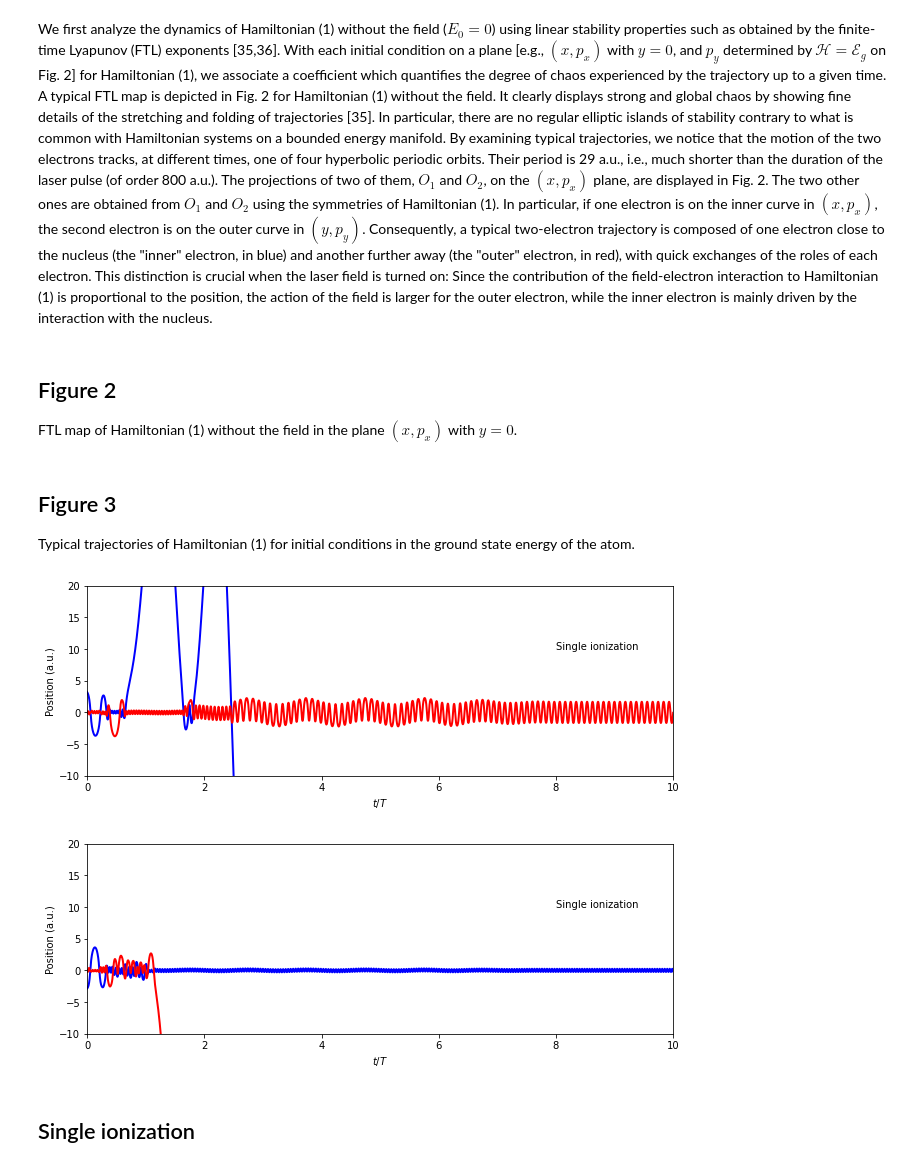
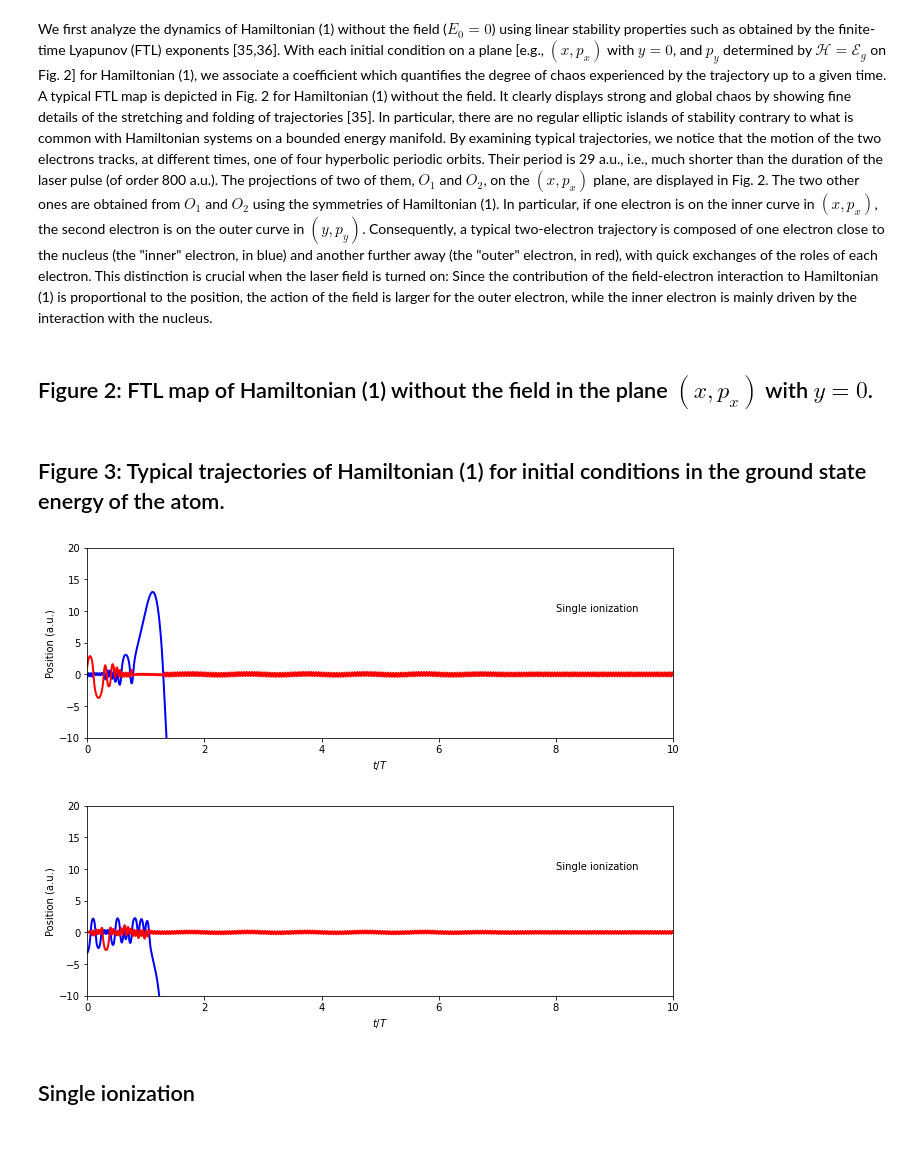
Before and after one commit to cchandre/Notebook-Article, a Jupyter notebook: Interactive_Article.ipynb, the cells around one changed output. Drawn from its saved outputs; the diff is of its cells as text; code cells hidden in the pictures; blank space fills up the shorter version.

```diff
--- a/Interactive_Article.ipynb
+++ b/Interactive_Article.ipynb
@@ -252,8 +223,7 @@ for Hamiltonian (1) without the field. It clearly displays strong and global cha
 stretching and folding of trajectories [35]. In particular, there are no regular elliptic islands of stability contrary to what is common with Hamiltonian systems on a bounded energy manifold. By examining typical trajectories, we notice that the motion of the two electrons tracks, at different times, one of four hyperbolic periodic orbits. Their period is 29 a.u., i.e., much shorter than the duration of the laser pulse (of order 800 a.u.). The projections of two of them, $O_1$ and $O_2$, on the $(x,p_x)$ plane, are displayed in Fig. 2. The two other ones are obtained from $O_1$ and $O_2$ using the symmetries of Hamiltonian (1). In particular, if one electron is on the inner curve in $(x,p_x)$, the second electron is on the outer curve in $(y,p_y)$. Consequently, a typical two-electron trajectory is composed of one electron close to the nucleus (the "inner" electron, in blue) and another further away (the "outer" electron, in red), with quick exchanges of the roles of each electron. This distinction is crucial when the laser field is turned on: Since the contribution of the field-electron interaction to Hamiltonian (1) is proportional to the position, the action of the field is larger for the outer electron, while the inner electron is mainly driven by the interaction with the
 nucleus.
 # %% [markdown]
-## Figure 2
-FTL map of Hamiltonian (1) without the field in the plane $(x,p_{x})$ with $y=0$.
+## Figure 2: FTL map of Hamiltonian (1) without the field in the plane $(x,p_{x})$ with $y=0$.
 # %%
 #@title Parameters  {display-mode: "form"}
 N_x = 128 #@param {type: "number"}
@@ -264,65 +232,56 @@ t_f = 10
 # %% [markdown]
-## Figure 3
-Typical trajectories of Hamiltonian (1) for initial conditions in the ground state energy of the atom.
+## Figure 3: Typical trajectories of Hamiltonian (1) for initial conditions in the ground state energy of the atom.
 # %%
 #@title Parameters  {display-mode: "form"}
 Intensity = 4.6e14 #@param {type:"number"}
 Number_of_trajectories =  2#@param {type:"number"}
 
 my_field = Field(Wavelength, intensity=Intensity, envelope=trapezoidal, params_envelop=params_envelop)
 
 
-def symplectic_integrator_traj(atom, field, integration, x0):
-    if field.isCEP:
-        phases = 2 * np.pi * np.random.random(1)
-        phases = [phases, phases]
-    else:
-        phases = 0.0
+def eqn_motion_fig3(x0, atom, field, integration):
     t = 0.0
     xf = x0.copy()
     xt = np.empty((4,0))
     tt = []
     while t <= field.tf:
-        e0_eff = field.amplitude * field.envelope(t, field)
+        e0_eff = field.amplitude * field.envelope(t, field) * np.sin(field.frequency * t)
         xf[:2] += integration.h * 0.5 * xf[2:]
-        dv_dt = soft_coulomb_2e(atom, xf[:2], is_deriv=True)
-        dv_dt += e0_eff * np.sin(field.frequency * t + phases)
-        xf[2:] -= integration.h * dv_dt
+        xf[2:] -= integration.h * (potential_2e(atom, xf[:2], is_deriv=True) + e0_eff)
         xf[:2] += integration.h * 0.5 * xf[2:]
         t += integration.h
         xt = np.hstack((xt,xf.reshape(4,1)))
         tt += [t]
+    tt = np.array(tt)
     return tt, xt
+
+
+parameters = Integration(N=10**3, step=0.1)
+yf = generate_initial_conditions(my_atom, parameters)
+parameters.N = 1
+for it in range(Number_of_trajectories):
+    Y0 = yf[:, it]
+    Tt, Yt = eqn_motion_fig3(Y0, my_atom, my_field, parameters)
+    R1 = np.abs(Yt[0, -1])
+    R2 = np.abs(Yt[1, -1])
+    if (R1 <= my_atom.thresh) and (R2 <= my_atom.thresh):
+        label_ionization = "No ionization"
+    elif (R1 >= my_atom.thresh) and (R2 >= my_atom.thresh):
+        label_ionization = "Double ionization"
+    else:
+        label_ionization = "Single ionization"
+    plt.figure(figsize=(10.5,3.5))
+    plt.plot(Tt/my_field.period, Yt[0,:], color='b', linewidth=2)
+    plt.plot(Tt/my_field.period, Yt[1,:], color='r', linewidth=2)
+    plt.annotate(label_ionization, (8, 10))
+    plt.xlabel('$t/T$')
+    plt.ylabel('Position (a.u.)')
+    plt.xlim([0, my_field.tf/my_field.period])
+    plt.ylim([-10, 20])
+    plt.show()
+# %% [output]
+[figure, added]
+[figure, added]
-# %%
-#@title Code {display-mode: "form"}
-
-parameters = Integration(N=10**3, step=0.1)
-yf = generate_initial_conditions(my_atom, parameters)
-parameters.N = 1
-for it in range(Number_of_trajectories):
-    Y0 = yf[:, it]
-    Tt, Yt = symplectic_integrator_traj(my_atom, my_field, parameters, Y0)
-    R1 = np.abs(Yt[0, -1])
-    R2 = np.abs(Yt[1, -1])
-    if (R1 <= 100) and (R2 <= 100):
-        label_ionization = "No ionization"
-    elif (R1 >= 100) and (R2 >= 100):
-        label_ionization = "Double ionization"
-    else:
-        label_ionization = "Single ionization"
-    plt.figure(figsize=(10.5,3.5))
-    Tt = np.array(Tt)
-    plt.plot(Tt/my_field.period, Yt[0,:], color='b', linewidth=2)
-    plt.plot(Tt/my_field.period, Yt[1,:], color='r', linewidth=2)
-    plt.annotate(label_ionization, (8, 10))
-    plt.xlabel('$t/T$')
-    plt.ylabel('Position (a.u.)')
-    plt.xlim([0, my_field.tf/my_field.period])
-    plt.ylim([-10, 20])
-    plt.show()
-# %% [output]
-[figure, removed]
-[figure, removed]
 # %% [markdown]
 ## Single ionization
 # %% [markdown]
```
Also changed, not shown: parts of 12 cells of this notebook.
